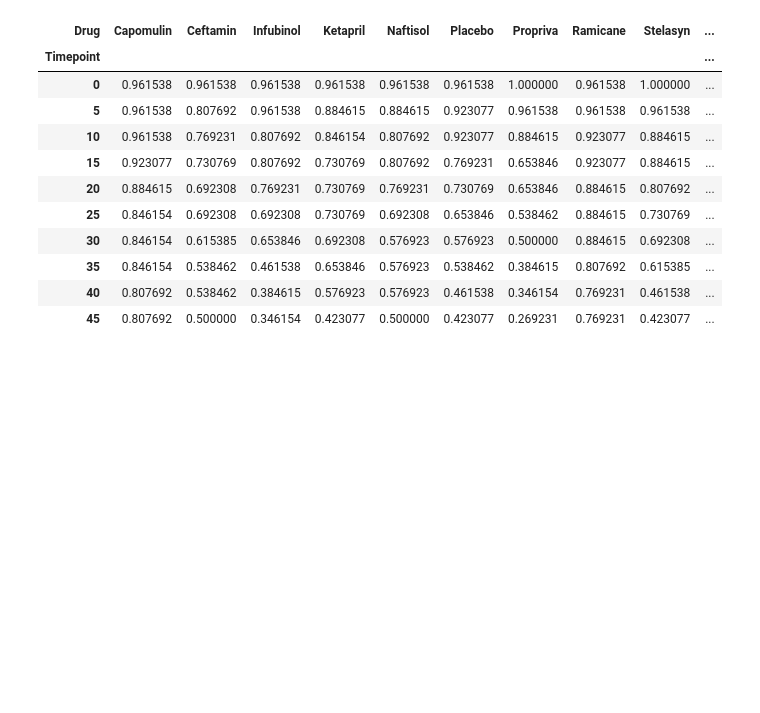
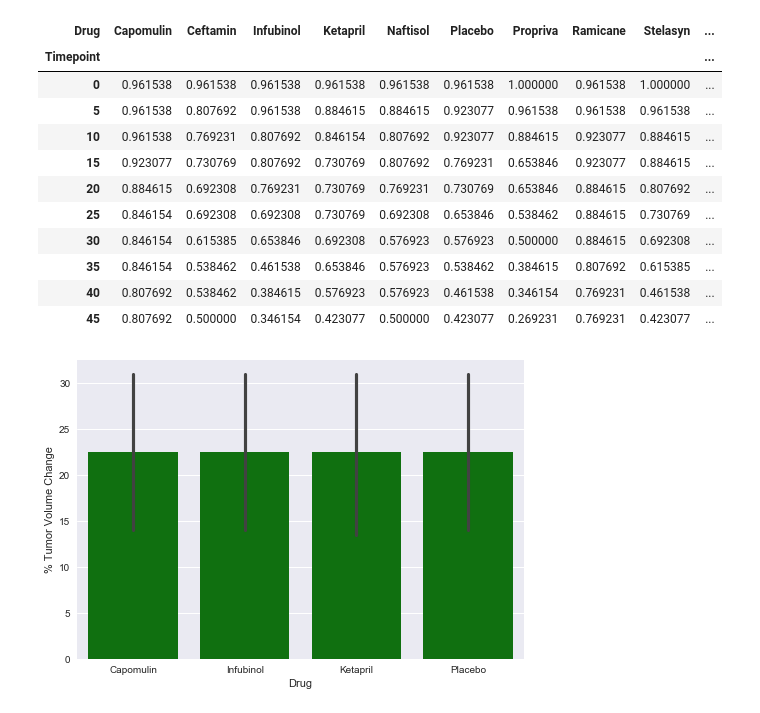
Before and after one commit to timothyyu/pymaceuticals-inc, a Jupyter notebook: main.ipynb, the cells around one changed output. Saved outputs shown, nothing was run; the diff lists cells and outputs as text; code cells hidden in the pictures; blank space fills up the shorter version.

Commit message:
tumor change barchart in progress (incomplete)

```diff
--- a/main.ipynb
+++ b/main.ipynb
@@ -201,0 +200,31 @@ SR_indexreset_df.head(45)
+# %%
+#https://matplotlib.org/1.2.1/examples/pylab_examples/errorbar_demo.html
+plt.scatter(CapomulinMeanVolume['Timepoint'],CapomulinMeanVolume['Tumor Volume (mm3)'], label = 'Capomulin', marker="o", facecolors="red", edgecolors="black",alpha=0.75)
+plt.scatter(InfubinolMeanVolume['Timepoint'],InfubinolMeanVolume['Tumor Volume (mm3)'], label = 'Infubinol',marker="^", facecolors="blue", edgecolors="black",alpha=0.75)
+plt.scatter(KetaprilMeanVolume['Timepoint'],KetaprilMeanVolume['Tumor Volume (mm3)'], label = 'Ketapril',marker="s", facecolors="green", edgecolors="black",alpha=0.75)
+plt.scatter(PlaceboMeanVolume['Timepoint'],PlaceboMeanVolume['Tumor Volume (mm3)'], label = 'Placebo',marker="D", facecolors="black", edgecolors="black",alpha=0.75)
+
+
+group_drug_df = merged_df.groupby(['Drug','Timepoint'])
+TumorVolumeMean_df = group_drug_df.mean()['Tumor Volume (mm3)']
+TumorVolumeMean_df.head()
+
+TVM_indexreset_df = TumorVolumeMean_df.reset_index()
+TVM_indexreset_df.head()
+
+CapomulinMeanVolume = TVM_indexreset_df.loc[TVM_indexreset_df['Drug'] == 'Capomulin']
+InfubinolMeanVolume = TVM_indexreset_df.loc[TVM_indexreset_df['Drug'] == 'Infubinol']
+KetaprilMeanVolume = TVM_indexreset_df.loc[TVM_indexreset_df['Drug'] == 'Ketapril']
+PlaceboMeanVolume = TVM_indexreset_df.loc[TVM_indexreset_df['Drug'] == 'Placebo']
+# %%
+import seaborn as sns
+x=TVM_indexreset_df['Drug']
+y=TVM_indexreset_df['Timepoint']
+
+colors = ['green' if _y >=0 else 'red' for _y in y]
+ax = sns.barplot(x,y,order=['Capomulin','Infubinol','Ketapril','Placebo'], palette=colors)#, hue =)
+
+sns.plt.ylabel("% Tumor Volume Change")
+sns.plt.show()
+# %% [output]
+[figure, added]
```
Also changed, not shown: parts of 1 cell of this notebook.
